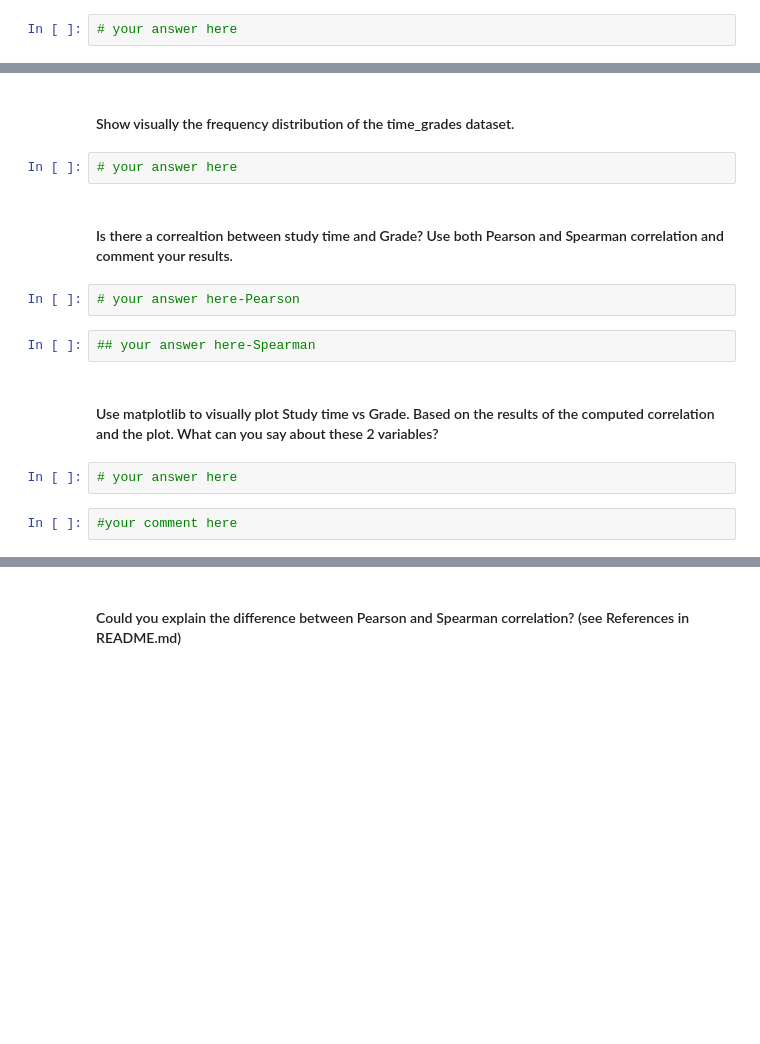
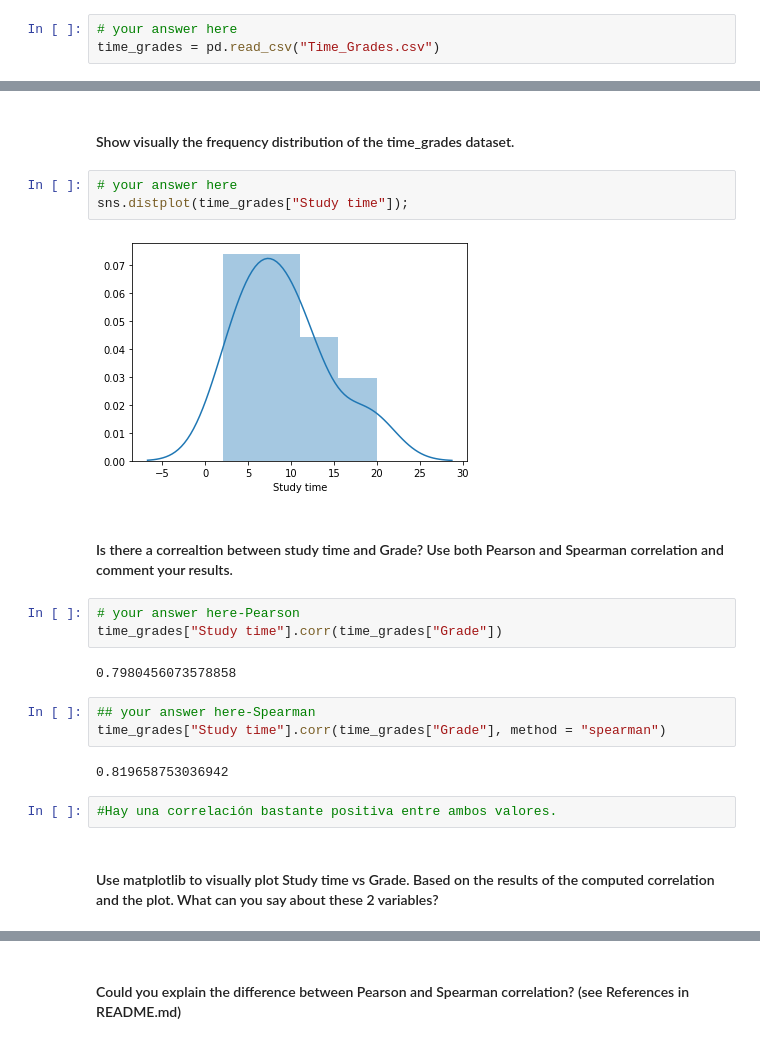
Before and after one commit to JavierLuna/data-labs, a Jupyter notebook: module-2/lab-pivot-table-and-correlation/your_code/main.ipynb, the cells around one changed output, grey strips where cells are left out. Drawn from its saved outputs; the diff is of its cells as text; blank space fills up the shorter version.

```diff
--- a/module-2/lab-pivot-table-and-correlation/your_code/main.ipynb
+++ b/module-2/lab-pivot-table-and-correlation/your_code/main.ipynb
@@ -126,5 +285,6 @@ column= ['Calorie burned', 'Steps','Floors','Minutes Sedentary','Minutes Very Ac
 #### Open the `Time_Grades.csv` file and name your dataset `time_grades`
 # %%
 # your answer here
+time_grades = pd.read_csv("Time_Grades.csv")
 # %%
 #Print time_grades
@@ -132,15 +300,22 @@ column= ['Calorie burned', 'Steps','Floors','Minutes Sedentary','Minutes Very Ac
 #### Show visually the frequency distribution of the time_grades dataset.
 # %%
 # your answer here
+sns.distplot(time_grades["Study time"]);
+# %% [output]
+[figure, added]
 # %% [markdown]
 #### Is there a correaltion between study time and Grade? Use both Pearson and Spearman correlation and comment your results.
 # %%
 # your answer here-Pearson
+time_grades["Study time"].corr(time_grades["Grade"])
+# %% [output]
+0.7980456073578858
 # %%
 ## your answer here-Spearman
+time_grades["Study time"].corr(time_grades["Grade"], method = "spearman")
+# %% [output]
+0.819658753036942
+# %%
+#Hay una correlación bastante positiva entre ambos valores.
 # %% [markdown]
 #### Use matplotlib to visually plot Study time vs Grade. Based on the results of the computed correlation and the plot. What can you say about these 2 variables?
-# %%
-# your answer here
-# %%
-#your comment here
```
Also changed, not shown: parts of 43 cells of this notebook.
